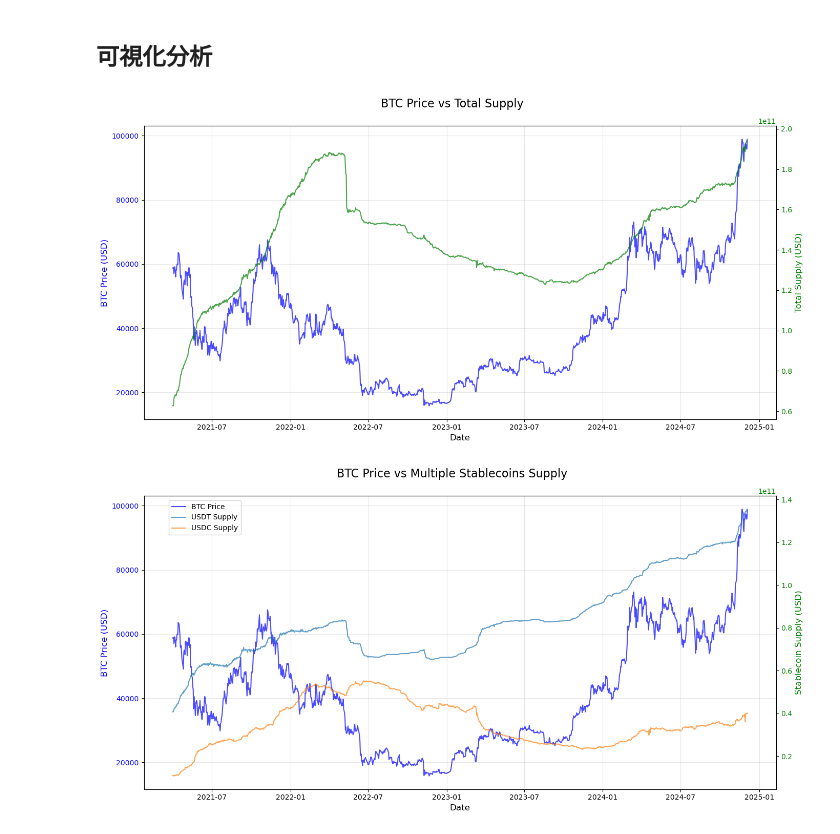
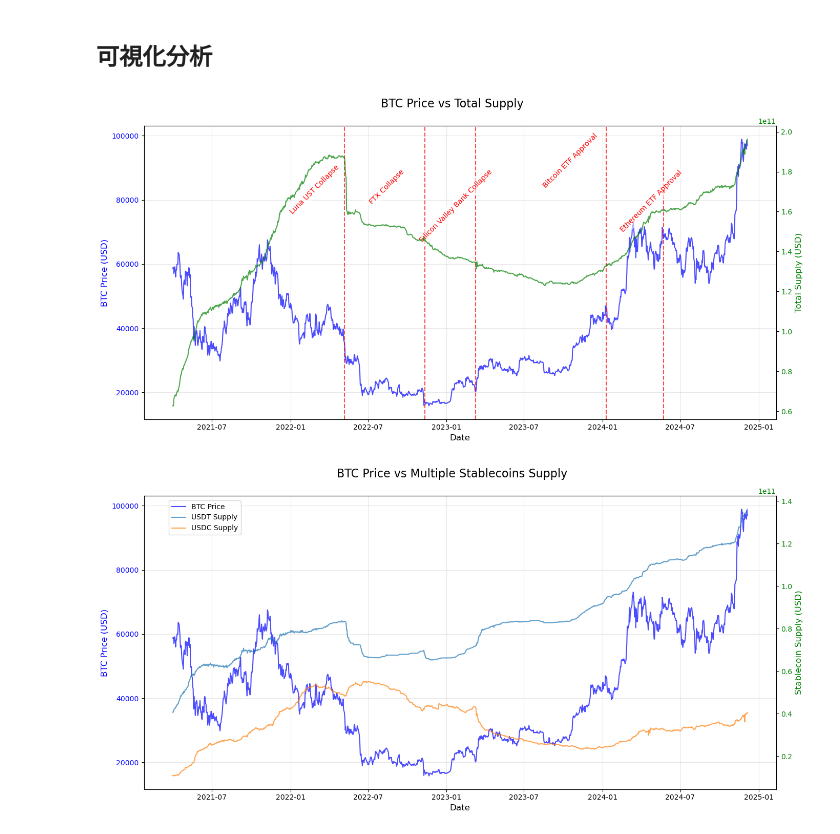
Before and after one commit to yifei99/quant, a Jupyter notebook: stables_analysis.ipynb, the cells around one changed output. Cells and saved outputs as stored; diff of their text form; code cells hidden in the pictures.

Commit message:
stables-analysis

```diff
--- a/stables_analysis.ipynb
+++ b/stables_analysis.ipynb
@@ -47,13 +7,11 @@ import pandas as pd
 import matplotlib.pyplot as plt
 
 # 讀取穩定幣數據
-stablecoin_data = pd.read_csv("data/Stables/stablecoins.csv")  # 替換為實際文件路徑
+stablecoin_data = pd.read_csv("dataset/stables/stablecoins.csv")  # 替換為實際文件路徑
 stablecoin_data["Date"] = pd.to_datetime(stablecoin_data["Timestamp"], unit="s")
-
 # 讀取 BTC 價格數據（假設已保存為 HDF5 格式）
-btc_data = pd.read_hdf("data/BTCUSDT/spot/1d/BTCUSDT_1d_data.h5", key="prices")
-btc_data["Date"] = pd.to_datetime(btc_data["timestamp_start"])
-
+btc_data = pd.read_hdf("dataset/binance/BTCUSDT/spot/1d/BTCUSDT_1d_2021-03-31_to_2024-12-05.h5", key="prices")
+btc_data["Date"] = pd.to_datetime(btc_data["timestamp_start"],unit="ms")
 # 確保只保留需要的列
 btc_data = btc_data[["Date", "close"]]
 
@@ -84,31 +42,78 @@ Merged Data Sample:
 # %% [markdown]
 ## 可視化分析
 # %%
-# 選擇穩定幣列（例如 Total）
+import matplotlib.pyplot as plt
+import pandas as pd
+from adjustText import adjust_text
+
+# Assuming merged_data already contains data with 'Date', 'close' (BTC price), and other stablecoin supply columns
+# Updated event dates with accurate information
+event_dates = {
+    "Luna UST Collapse": "2022-05-07",
+    "FTX Collapse": "2022-11-11",
+    "Silicon Valley Bank Collapse": "2023-03-10",
+    "Bitcoin ETF Approval": "2024-01-10",
+    "Ethereum ETF Approval": "2024-05-23"
+}
+
+# Convert 'Date' column to datetime format
+merged_data['Date'] = pd.to_datetime(merged_data['Date'])
+
+# Choose the stablecoin column (e.g., 'Total')
 stablecoin = "Total"
 
-# 創建畫布
+# Create the figure and axis
 fig, ax1 = plt.subplots(figsize=(14, 7))
 
-# 左側 Y 軸：BTC 價格
+# Left Y axis: BTC price
 ax1.set_xlabel("Date", fontsize=12)
 ax1.set_ylabel("BTC Price (USD)", fontsize=12, color="blue")
 ax1.plot(merged_data["Date"], merged_data["close"], label="BTC Price", color="blue", alpha=0.7)
 ax1.tick_params(axis="y", labelcolor="blue")
 ax1.grid(alpha=0.3)
 
-# 右側 Y 軸：穩定幣供應量
+# Right Y axis: Stablecoin supply
 ax2 = ax1.twinx()
 ax2.set_ylabel(f"{stablecoin} Supply (USD)", fontsize=12, color="green")
 ax2.plot(merged_data["Date"], merged_data[stablecoin], label=f"{stablecoin} Supply", color="green", alpha=0.7)
 ax2.tick_params(axis="y", labelcolor="green")
 
-# 添加標題和圖例
+# List to store annotation objects for adjustText
+annotations = []
+
+# Add event annotations without arrows
+for event, date in event_dates.items():
+    # Convert the date string to datetime format for proper alignment
+    event_date = pd.to_datetime(date)
+
+    # Draw a vertical line at the event date
+    ax1.axvline(x=event_date, color='red', linestyle='--', alpha=0.7)
+
+    # Add the event annotation without an arrow
+    annotation = ax1.text(
+        event_date,
+        ax1.get_ylim()[1] * 0.9,  # Position text slightly below the top
+        event,
+        fontsize=10,
+        color="red",
+        rotation=45,  # Rotate the annotation for better readability
+        ha='right',   # Align the text to the right
+        va='top',     # Align the text to the top
+        bbox=dict(facecolor='white', alpha=0.6, edgecolor='none')  # Add a semi-transparent background
+    )
+    annotations.append(annotation)
+
+# Adjust text to prevent overlap
+adjust_text(annotations, ax=ax1)
+
+# Add title and legend
 fig.suptitle(f"BTC Price vs {stablecoin} Supply", fontsize=16)
 fig.tight_layout()
+
+# Display the plot
 plt.show()
 # %% [output]
-[figure, old version]
+[figure, new version]
 # %%
 # 選擇多個穩定幣列
 stablecoins = ["USDT", "USDC"]
```
Also changed, not shown: parts of 9 cells of this notebook, 11 other files.
